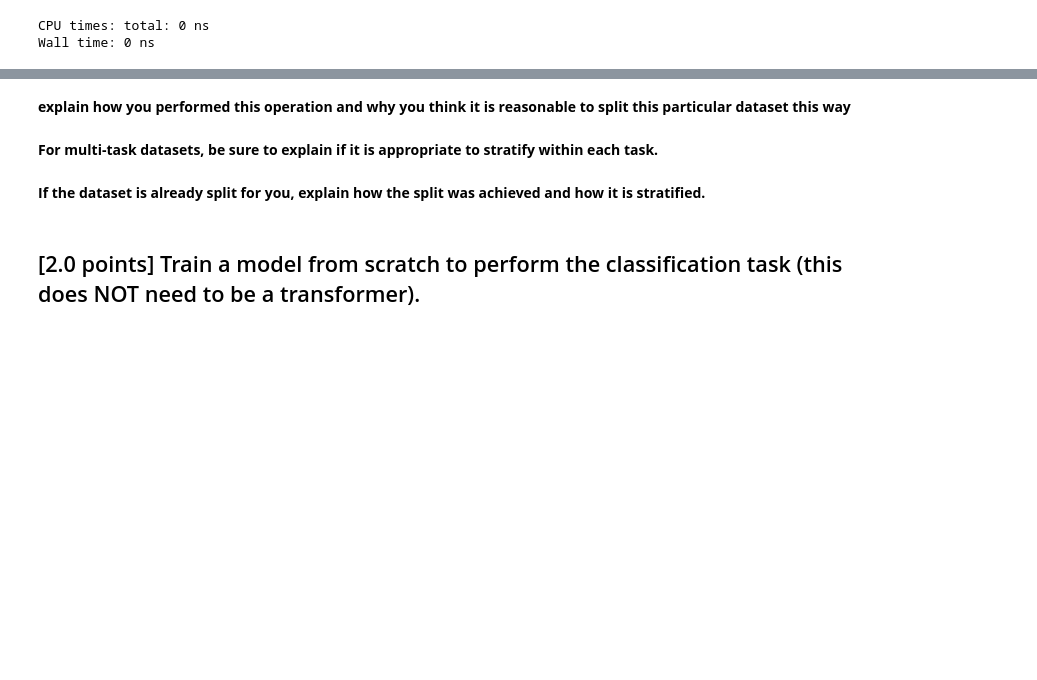
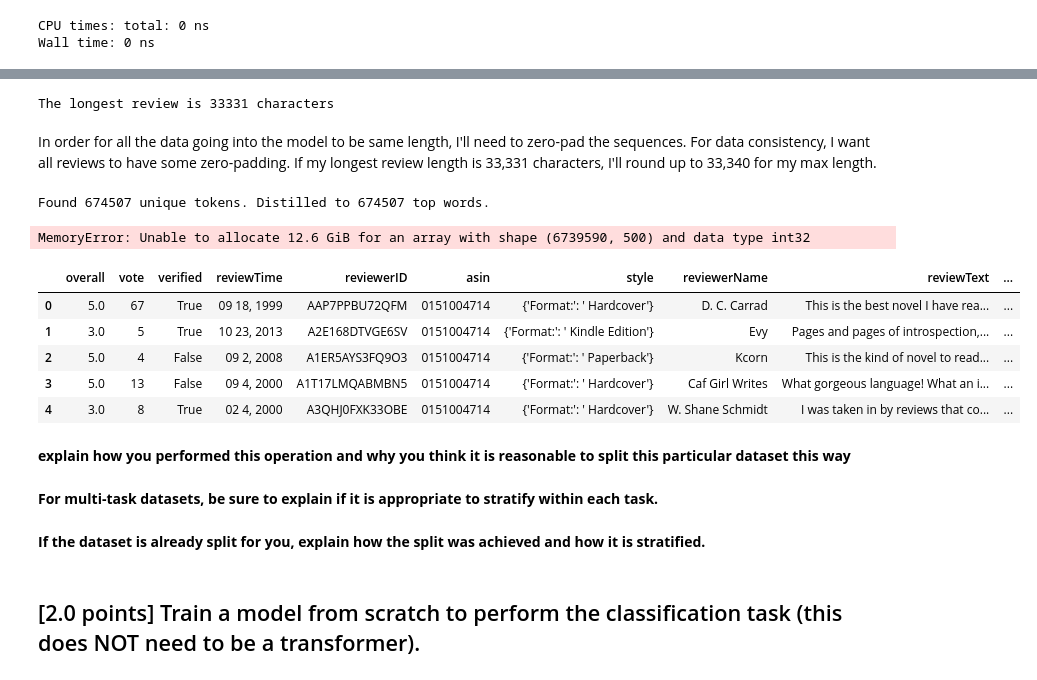
Before and after one commit to cphchip/cs8321_code, a Jupyter notebook: Lab 2/Lab2.ipynb, the cells around one changed output, grey strips where cells are left out. Drawn from its saved outputs; the diff is of its cells as text; code cells hidden in the pictures; blank space fills up the shorter version.

Commit message:
Completed through tokenization

```diff
--- a/Lab 2/Lab2.ipynb
+++ b/Lab 2/Lab2.ipynb
@@ -69,0 +109,38 @@ Strangely, these don't all seem like electronics reviews...but for my purposes i
+# %%
+# Make the reviewText values string datatype. This is needed for tokenization.
+# Also, since I'll be using a lower case BERT model, I'll make things lowercase.
+
+df['str_reviewText'] = df['reviewText'].astype(str)
+print(f"The longest review is {len(max(df['str_reviewText'], key=len))} characters")
+# %% [output]
+The longest review is 33331 characters
+# %% [markdown]
+In order for all the data going into the model to be same length, I'll need to zero-pad the sequences. For data consistency, I want all reviews to have some zero-padding. If my longest review length is 33,331 characters, I'll round up to 33,340 for my max length.
+# %%
+%%time
+# Source: cs7324 lab 7
+from tensorflow.keras.preprocessing.text import Tokenizer
+from tensorflow.keras.preprocessing.sequence import pad_sequences
+
+NUM_TOP_WORDS = None # use entire vocabulary!
+MAX_REVIEW_LEN = 500  # maximum and minimum number of words
+
+#tokenize the text
+tokenizer = Tokenizer(num_words=NUM_TOP_WORDS)
+tokenizer.fit_on_texts(df['str_reviewText'])
+# save as sequences with integers replacing words
+sequences = tokenizer.texts_to_sequences(df['str_reviewText'])
+
+word_index = tokenizer.word_index
+NUM_TOP_WORDS = len(word_index) if NUM_TOP_WORDS==None else NUM_TOP_WORDS
+top_words = min((len(word_index),NUM_TOP_WORDS))
+print('Found %s unique tokens. Distilled to %d top words.' % (len(word_index),top_words))
+
+X = pad_sequences(sequences, maxlen=MAX_REVIEW_LEN)
+y = df_covid_reduced.Sentiment.values
+print('Shape of data tensor:', X.shape)
+print('Shape of label tensor:', y.shape)
+print(np.max(X))
+# %% [output]
+Found 674507 unique tokens. Distilled to 674507 top words.
+MemoryError: Unable to allocate 12.6 GiB for an array with shape (6739590, 500) and data type int32
@@ -70,3 +149,12 @@ Strangely, these don't all seem like electronics reviews...but for my purposes i
+# %%
+df.head()
+# %% [output]
+|  | overall | vote | verified | reviewTime | reviewerID | asin | style | reviewerName | reviewText | ... |
+| 0 | 5.0 | 67 | True | 09 18, 1999 | AAP7PPBU72QFM | 0151004714 | {'Format:': ' Hardcover'} | D. C. Carrad | This is the best novel I have rea... | ... |
+| 1 | 3.0 | 5 | True | 10 23, 2013 | A2E168DTVGE6SV | 0151004714 | {'Format:': ' Kindle Edition'} | Evy | Pages and pages of introspection,... | ... |
+| 2 | 5.0 | 4 | False | 09 2, 2008 | A1ER5AYS3FQ9O3 | 0151004714 | {'Format:': ' Paperback'} | Kcorn | This is the kind of novel to read... | ... |
+| 3 | 5.0 | 13 | False | 09 4, 2000 | A1T17LMQABMBN5 | 0151004714 | {'Format:': ' Hardcover'} | Caf Girl Writes | What gorgeous language! What an i... | ... |
+| 4 | 3.0 | 8 | True | 02 4, 2000 | A3QHJ0FXK33OBE | 0151004714 | {'Format:': ' Hardcover'} | W. Shane Schmidt | I was taken in by reviews that co... | ... |
 # %% [markdown]
 **explain how you performed this operation and why you think it is reasonable to split this particular dataset this way**
 # %% [markdown]
```
Also changed, not shown: parts of 13 cells of this notebook.
